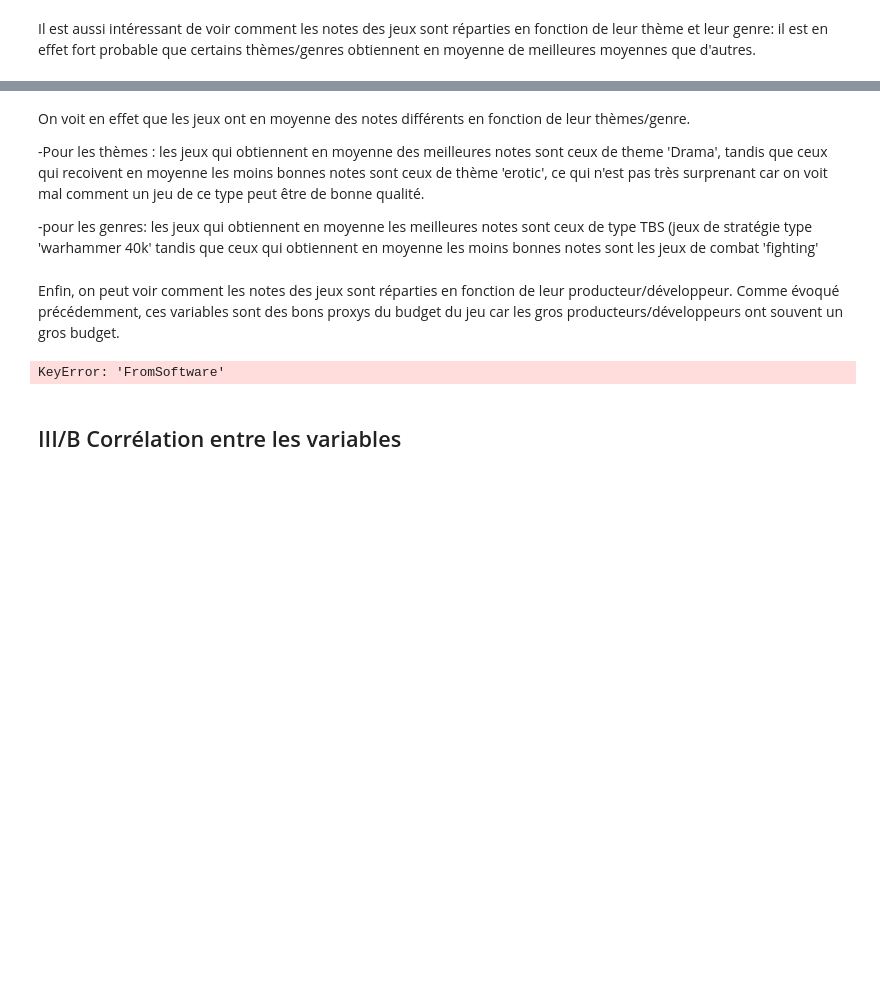
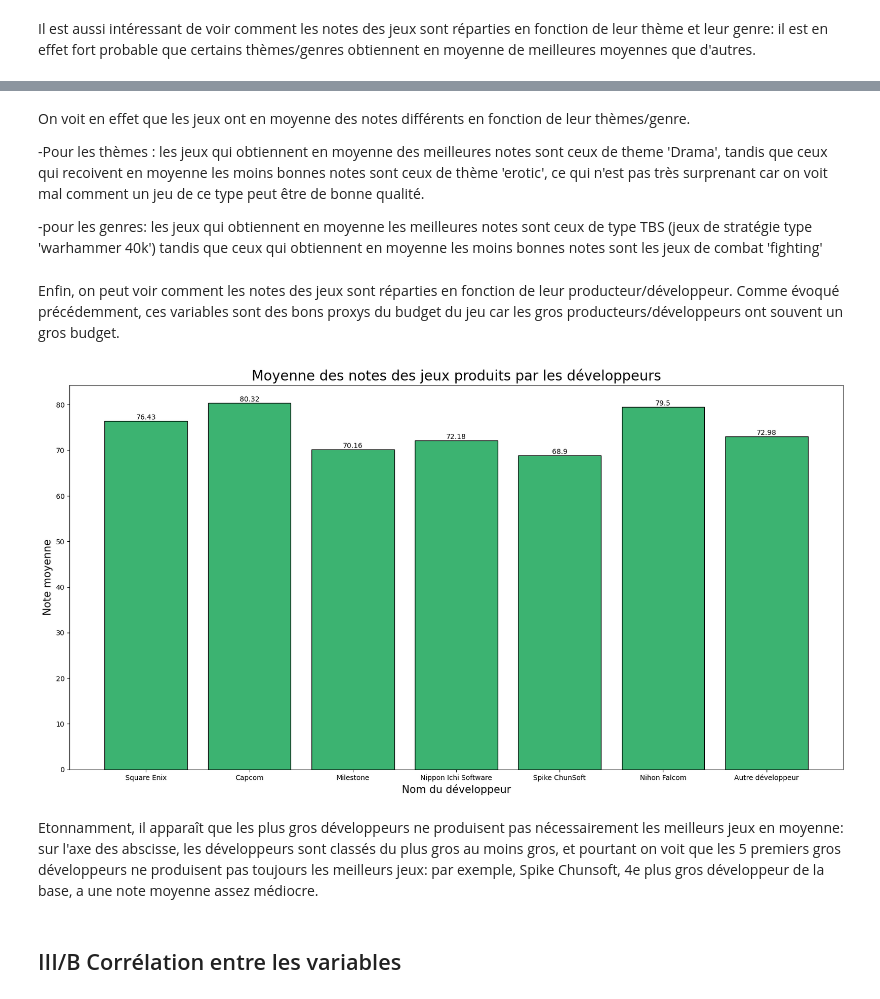
Before and after one commit to PyTomSss/PythonProjects, a Jupyter notebook: Project_Notebook.ipynb, the cells around one changed output, grey strips where cells are left out. Saved outputs shown, nothing was run; the diff lists cells and outputs as text; code cells hidden in the pictures; blank space fills up the shorter version.

```diff
--- a/Project_Notebook.ipynb
+++ b/Project_Notebook.ipynb
@@ -1060,9 +1063,9 @@ En ce qui concerne la répartition des développeurs principaux: on reprend la l
 compteur = Counter(developpeurs)
 
 
-dev_frequents = compteur.most_common(20)
+dev_frequents20 = compteur.most_common(20)
 
-noms, freq = zip(*dev_frequents[1:])
+noms, freq = zip(*dev_frequents20[1:])
 
 plt.figure(figsize=(10, 6))
 plt.barh(noms, freq, color='lightblue',edgecolor='black')
@@ -1336,32 +1387,30 @@ On voit en effet que les jeux ont en moyenne des notes différents en fonction d
 
 -Pour les thèmes : les jeux qui obtiennent en moyenne des meilleures notes sont ceux de theme 'Drama', tandis que ceux qui recoivent en moyenne les moins bonnes notes sont ceux de thème 'erotic', ce qui n'est pas très surprenant car on voit mal comment un jeu de ce type peut être de bonne qualité.
 
--pour les genres: les jeux qui obtiennent en moyenne les meilleures notes sont ceux de type TBS (jeux de stratégie type 'warhammer 40k' tandis que ceux qui obtiennent en moyenne les moins bonnes notes sont les jeux de combat 'fighting'
+-pour les genres: les jeux qui obtiennent en moyenne les meilleures notes sont ceux de type TBS (jeux de stratégie type 'warhammer 40k') tandis que ceux qui obtiennent en moyenne les moins bonnes notes sont les jeux de combat 'fighting'
 # %% [markdown]
 Enfin, on peut voir comment les notes des jeux sont réparties en fonction de leur producteur/développeur. Comme évoqué précédemment, ces variables sont des bons proxys du budget du jeu car les gros producteurs/développeurs ont souvent un gros budget.
 # %%
+dev = [(str(i), DF[DF[i] == 1]['Note'].mean()) for i in list(dev_frequents)]
+autres = [('Autre développeur', DF[DF['Autre développeur']==1]['Note'].mean())]
+dev=dev + autres
+dev=pd.DataFrame(dev)
 
-genre = [(str(i), DF[DF[i] == 1]['Note'].mean()) for i in list(developpeurs)]
-
-genre=pd.DataFrame(genre)
-genre = genre.sort_values(by=1)
-
-
-plt.figure(figsize=(22,15))
-bars= plt.bar(genre[0], genre[1], color = 'lightcoral',edgecolor='black')
+plt.figure(figsize=(20,10))
+bars= plt.bar(dev[0], dev[1], color = 'mediumseagreen',edgecolor='black')
 
 for bar in bars:
     yval = bar.get_height()
     plt.text(bar.get_x() + bar.get_width()/2, yval, round(yval, 2), ha='center', va='bottom')
 
-
-plt.xticks(rotation=45, ha='right')
 plt.ylabel('Note moyenne',fontsize= 15)
-plt.xlabel('Genre des jeux',fontsize = 15)
-plt.title('Moyenne des notes des jeux par genre',fontsize=20)
+plt.xlabel('Nom du développeur',fontsize = 15)
+plt.title('Moyenne des notes des jeux produits par les développeurs',fontsize=20)
 plt.show()
 # %% [output]
-KeyError: 'FromSoftware'
+[figure, added]
+# %% [markdown]
+Etonnamment, il apparaît que les plus gros développeurs ne produisent pas nécessairement les meilleurs jeux en moyenne: sur l'axe des abscisse, les développeurs sont classés du plus gros au moins gros, et pourtant on voit que les 5 premiers gros développeurs ne produisent pas toujours les meilleurs jeux: par exemple, Spike Chunsoft, 4e plus gros développeur de la base, a une note moyenne assez médiocre.
 # %% [markdown]
 ## III/B Corrélation entre les variables
 # %% [markdown]
```
Also changed, not shown: parts of 9 cells of this notebook.
